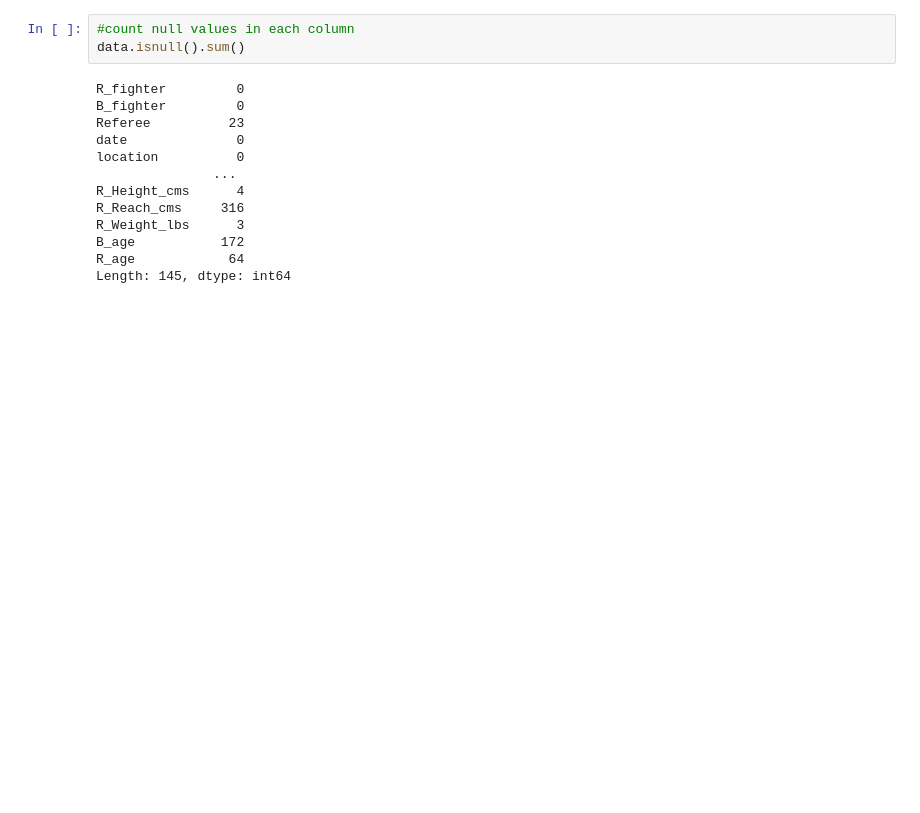
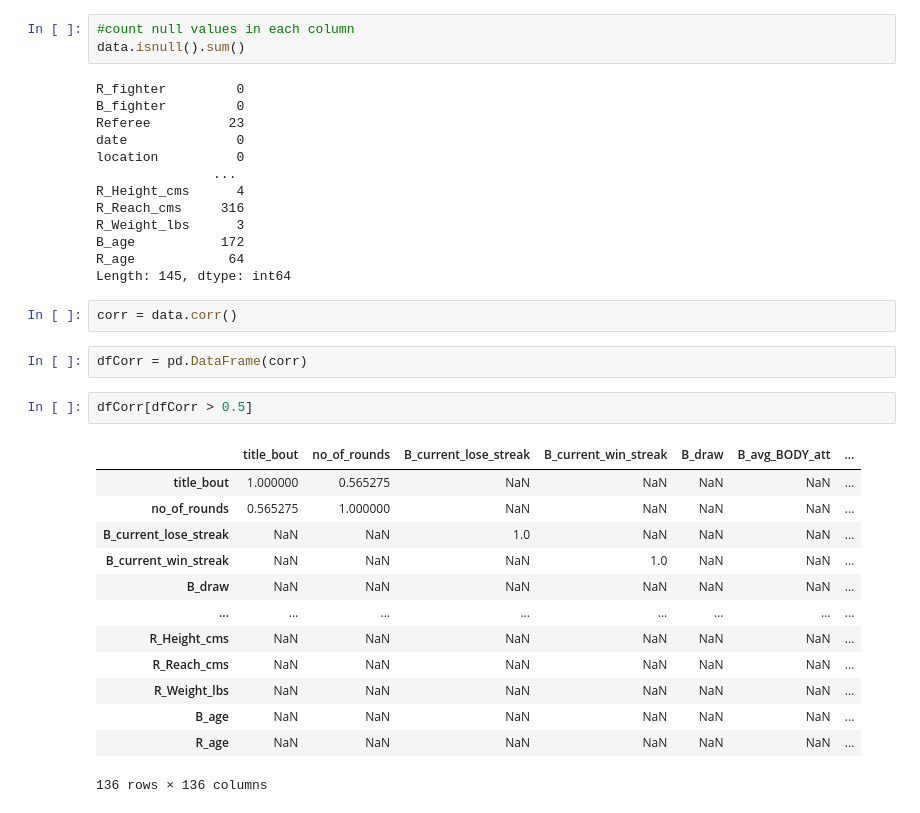
Before and after one commit to Paradis4432/BoxingMatchPrediction, a Jupyter notebook: dataProcessing/mainData.ipynb, the cells around one changed output. Drawn from its saved outputs; the diff is of its cells as text; blank space fills up the shorter version.

```diff
--- a/dataProcessing/mainData.ipynb
+++ b/dataProcessing/mainData.ipynb
@@ -131,3 +131,23 @@ R_Weight_lbs      3
 B_age           172
 R_age            64
 Length: 145, dtype: int64
+# %%
+corr = data.corr()
+# %%
+dfCorr = pd.DataFrame(corr)
+# %%
+dfCorr[dfCorr > 0.5]
+# %% [output]
+|  | title_bout | no_of_rounds | B_current_lose_streak | B_current_win_streak | B_draw | B_avg_BODY_att | ... |
+| title_bout | 1.000000 | 0.565275 | NaN | NaN | NaN | NaN | ... |
+| no_of_rounds | 0.565275 | 1.000000 | NaN | NaN | NaN | NaN | ... |
+| B_current_lose_streak | NaN | NaN | 1.0 | NaN | NaN | NaN | ... |
+| B_current_win_streak | NaN | NaN | NaN | 1.0 | NaN | NaN | ... |
+| B_draw | NaN | NaN | NaN | NaN | NaN | NaN | ... |
+| ... | ... | ... | ... | ... | ... | ... | ... |
+| R_Height_cms | NaN | NaN | NaN | NaN | NaN | NaN | ... |
+| R_Reach_cms | NaN | NaN | NaN | NaN | NaN | NaN | ... |
+| R_Weight_lbs | NaN | NaN | NaN | NaN | NaN | NaN | ... |
+| B_age | NaN | NaN | NaN | NaN | NaN | NaN | ... |
+| R_age | NaN | NaN | NaN | NaN | NaN | NaN | ... |
+136 rows × 136 columns
```
Also changed, not shown: parts of 4 cells of this notebook.
